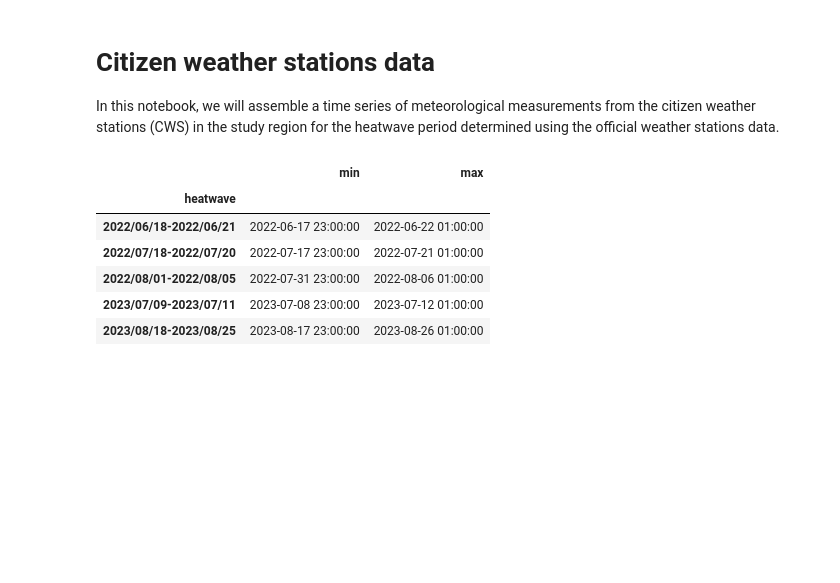
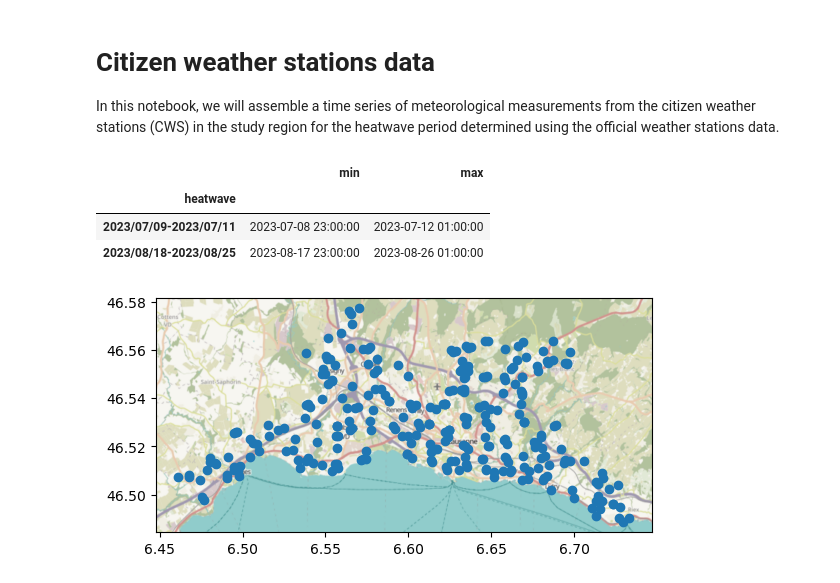
Before and after one commit to martibosch/uhi-cws-lausanne, a Jupyter notebook: notebooks/cws-download-data.ipynb, the cells around one changed output. Cells and saved outputs as stored; diff of their text form; code cells hidden in the pictures; blank space fills up the shorter version.

```diff
--- a/notebooks/cws-download-data.ipynb
+++ b/notebooks/cws-download-data.ipynb
@@ -12,50 +34,37 @@ settings.LOG_CONSOLE = True
 # %%
-import datetime
-
-import contextily as cx
-import geopandas as gpd
-import matplotlib.pyplot as plt
-import pandas as pd
-import seaborn as sns
-import ultraplot as uplt
-from meteora.clients import NetatmoClient
-
-NETATMO_SCALE = "1hour"  # could also be "30min"
+# heatwave start and end
+# add one extra hour before and after because of how the netatmo API works
+heatwave_range_df = (
+    pd.read_csv(official_ts_df_filepath, parse_dates=["time"])
+    .groupby("heatwave", sort=False)["time"]
+    .agg(["min", "max"])
+)
+heatwave_range_df["min"] = heatwave_range_df["min"].apply(
+    lambda x: x - datetime.timedelta(hours=1)
+)
+heatwave_range_df["max"] = heatwave_range_df["max"].apply(
+    lambda x: x + datetime.timedelta(hours=2)
+)
+heatwave_range_df
+# %% [output]
+|  | min | max |
+| heatwave |  |  |
+| 2023/07/09-2023/07/11 | 2023-07-08 23:00:00 | 2023-07-12 01:00:00 |
+| 2023/08/18-2023/08/25 | 2023-08-17 23:00:00 | 2023-08-26 01:00:00 |
 # %%
-# spatial extent
-agglom_extent_filepath = "../data/raw/agglom-extent.gpkg"
+# select only land extent (agglom_extent_filepath has two geometries: land and lake)
+region = gpd.read_file(agglom_extent_filepath)["geometry"].iloc[:1]
 
-# official station data just to get the time range
-official_ts_df_filepath = "../data/interim/official-ts-df.csv"
-
-# we need to dump both the time series of measurements and the stations' locations
-dst_ts_df_filepath = "../data/raw/cws-ts-df.csv"
-dst_stations_gdf_filepath = "../data/raw/cws-stations.gpkg"
-
-# plotting
-xmargin = 0  # uplt.rc["axes.xmargin"]
-refwidth = 3  # uplt.rc["subplots.refwidth"]
-uplt.rc.update(**{"axes.xmargin": xmargin, "subplots.refwidth": refwidth})
+client_id = os.getenv("NETATMO_CLIENT_ID")
+client_secret = os.getenv("NETATMO_CLIENT_SECRET")
+client = NetatmoClient(
+    region=region,
+    client_id=client_id,
+    client_secret=client_secret,
+)
 # %%
-# heatwave start and end
-# add one extra hour before and after because of how the netatmo API works
-heatwave_range_df = (
-    pd.read_csv(official_ts_df_filepath, parse_dates=["time"])
-    .groupby("heatwave", sort=False)["time"]
-    .agg(["min", "max"])
-)
-heatwave_range_df["min"] = heatwave_range_df["min"].apply(
-    lambda x: x - datetime.timedelta(hours=1)
-)
-heatwave_range_df["max"] = heatwave_range_df["max"].apply(
-    lambda x: x + datetime.timedelta(hours=1)
-)
-heatwave_range_df
+fig, ax = plt.subplots()
+ax = client.stations_gdf.plot(ax=ax)
+cx.add_basemap(ax, crs=client.stations_gdf.crs, attribution=False)
 # %% [output]
-|  | min | max |
-| heatwave |  |  |
-| 2022/06/18-2022/06/21 | 2022-06-17 23:00:00 | 2022-06-22 01:00:00 |
-| 2022/07/18-2022/07/20 | 2022-07-17 23:00:00 | 2022-07-21 01:00:00 |
-| 2022/08/01-2022/08/05 | 2022-07-31 23:00:00 | 2022-08-06 01:00:00 |
-| 2023/07/09-2023/07/11 | 2023-07-08 23:00:00 | 2023-07-12 01:00:00 |
-| 2023/08/18-2023/08/25 | 2023-08-17 23:00:00 | 2023-08-26 01:00:00 |
+[figure, added]
```
Also changed, not shown: parts of 11 cells of this notebook, 6 other files.
